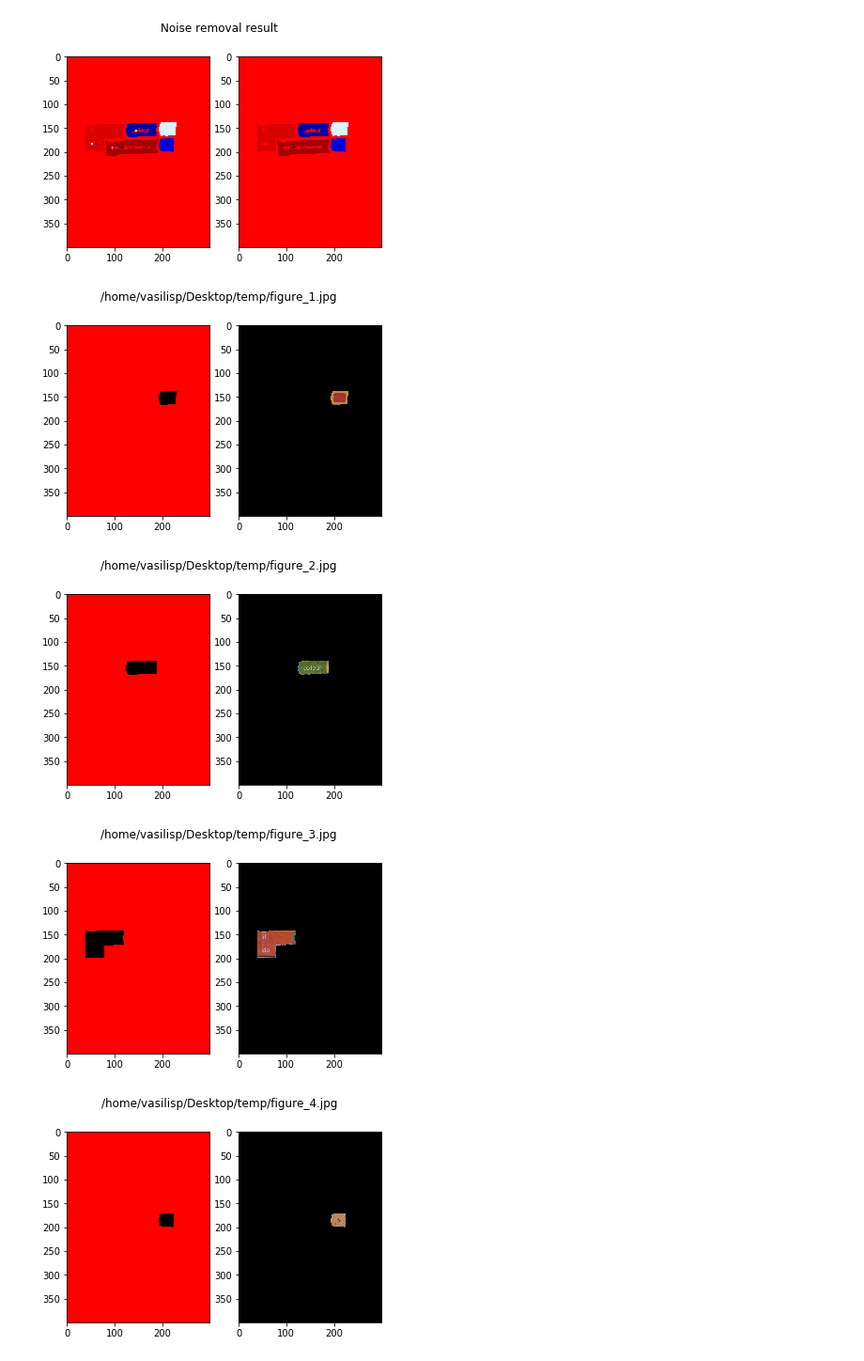
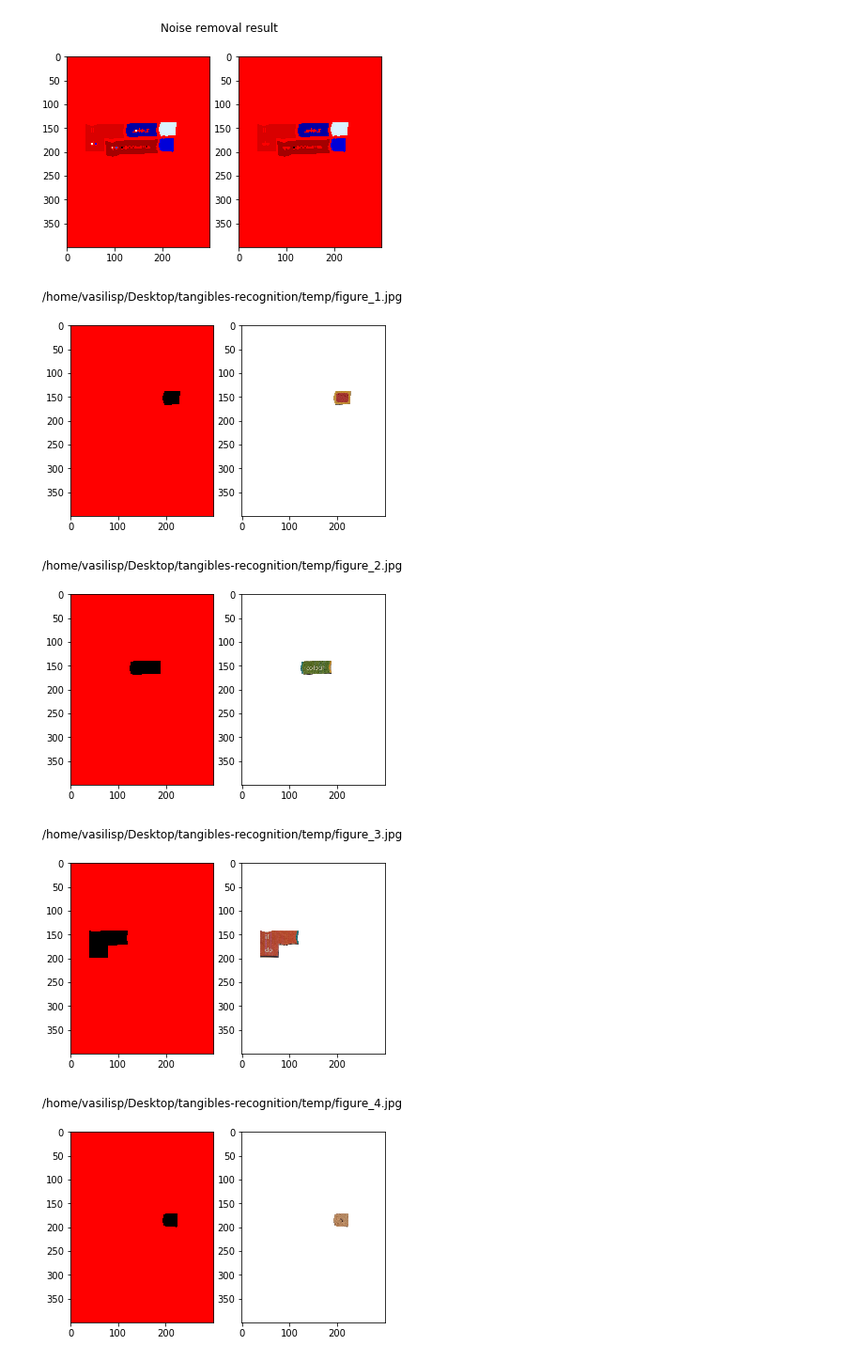
Before and after one commit to VasilisPoulos/tangibles-recognition, a Jupyter notebook: codeblock_segmentation.ipynb, the cells around one changed output. Shown at 94% size. Drawn from its saved outputs; the diff is of its cells as text; code cells hidden in the pictures.

Commit message:
Test images

```diff
--- a/codeblock_segmentation.ipynb
+++ b/codeblock_segmentation.ipynb
@@ -10,7 +10,7 @@ from scipy.ndimage import binary_opening, binary_closing
 
 # Part 1: resize the image so processing is faster and convert it
 # to grayscale.
-A = np.array(Image.open('well-lit.jpg'))
+A = np.array(Image.open('test_images/well-lit.jpg'))
 A = np.rot90(A, -1)
 A = cv.resize(A, dsize=(300, 400), interpolation=cv.INTER_CUBIC)
 A_gray = cv.cvtColor(A, cv.COLOR_BGR2GRAY)
@@ -75,7 +75,7 @@ Number of selected components: 5
 # closing will reduce the gaps between the code blocks
 # so it is ommited.
 
-Bnew_binarized = B_new > 0
+Bnew_binarized = processed_result > 0
 x = 3 # window size for opening
 B_opened = binary_opening(Bnew_binarized, structure=np.ones((x, x)))
 
@@ -104,33 +104,33 @@ Number of selected components: 5
 # %%
 def fill_letters(segmentation, initial_image):
     low_filter = .003*np.prod(segmentation.shape)
     high_filter = .3*np.prod(segmentation.shape)
     window_size = 11
     res = np.copy(segmentation)
     number = 0
     for part in range(np.max(segmentation)):
         A = (segmentation == part)
         # closing to each block
         B = binary_closing(A, structure=np.ones((window_size ,  window_size)))
         if(np.count_nonzero(B) < low_filter or np.count_nonzero(B) > high_filter):
             continue
         number += 1
         input_masked = np.copy(initial_image)
-        input_masked[B == False] = 0
+        input_masked[B == False] = 255
 
-        filename = '/home/vasilisp/Desktop/temp/figure_{}.jpg'.format(number)
+        filename = '/home/vasilisp/Desktop/tangibles-recognition/temp/figure_{}.jpg'.format(number)
         fig, (ax1, ax2) = plt.subplots(1, 2)
         fig.suptitle(filename)
         ax1.imshow(B, cmap='flag')
         ax2.imshow(input_masked, cmap='flag')
         fig.show()
         figure = Image.fromarray(input_masked)
         figure.save(filename)
     return(number)
 
 num_figures = fill_letters(result, A)
 # %% [output]
-[figure, old version]
+[figure, new version]
-[figure, old version]
+[figure, new version]
-[figure, old version]
+[figure, new version]
-[figure, old version]
+[figure, new version]
```
Also changed, not shown: parts of 3 cells of this notebook, 6 other files.
